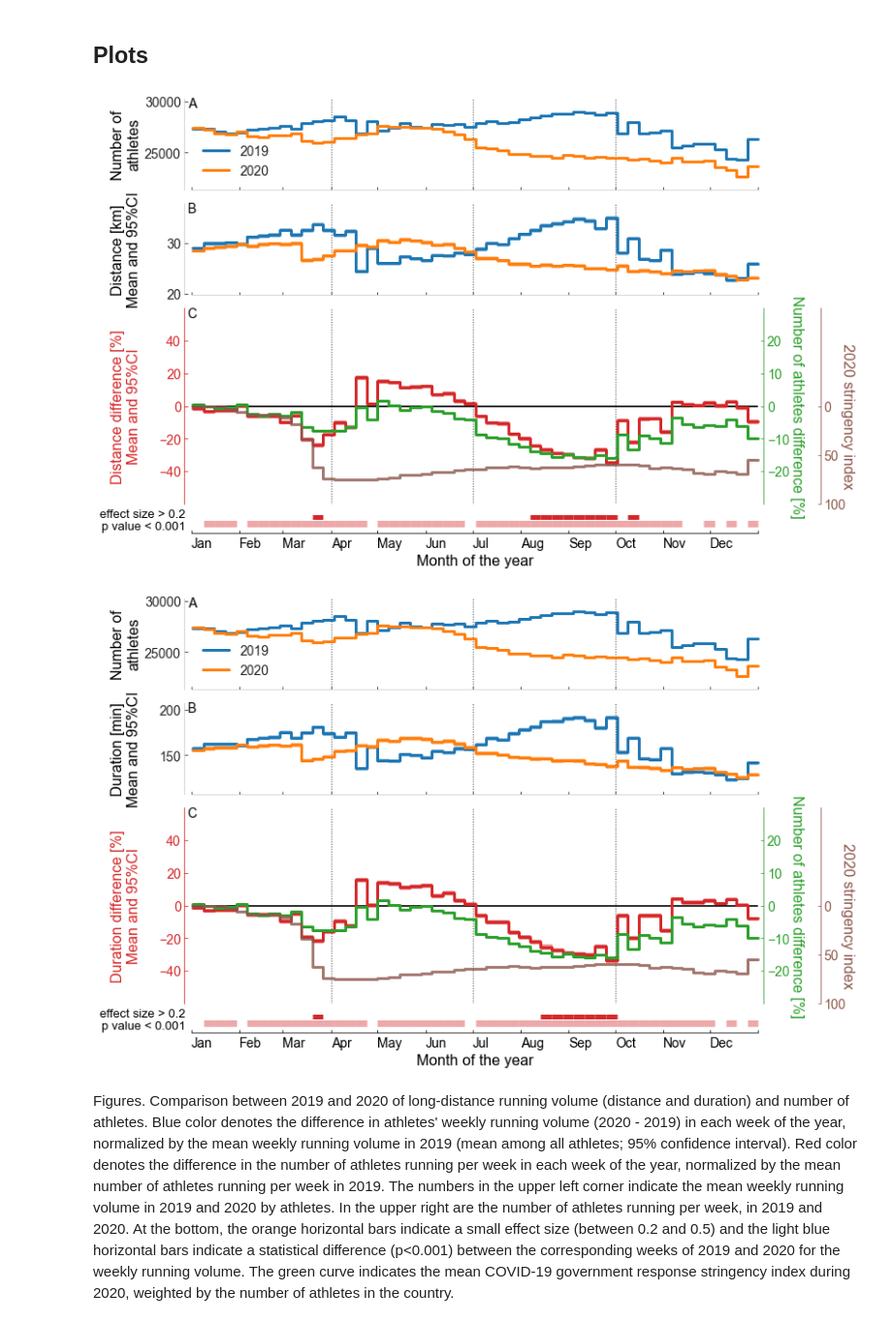
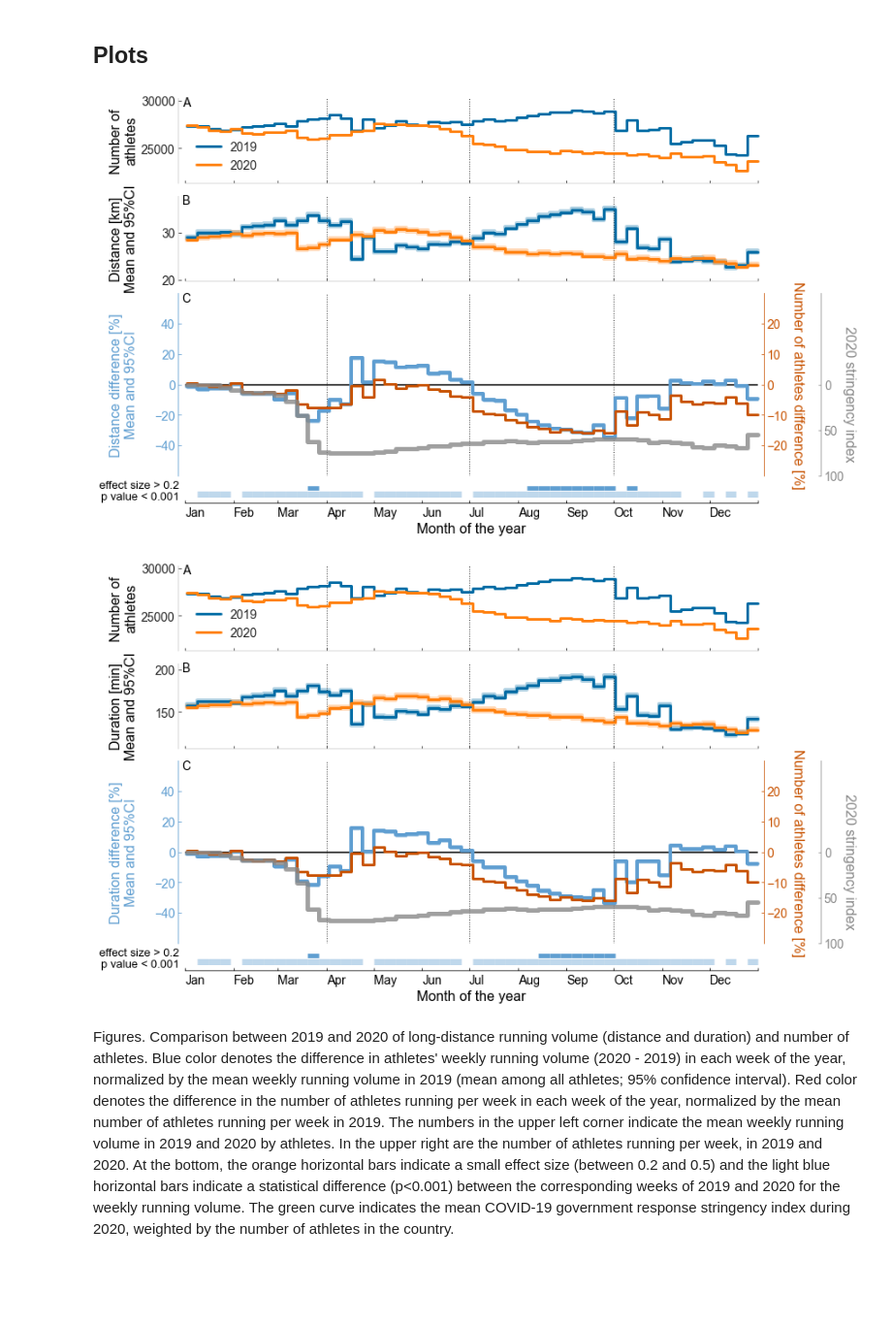
Before and after one commit to BMClab/covid19, a Jupyter notebook: analysis/run_2019_2020_time_series.ipynb, the cells around one changed output. Shown at 97% size. Drawn from its saved outputs; the diff is of its cells as text; code cells hidden in the pictures; blank space fills up the shorter version.

```diff
--- a/analysis/run_2019_2020_time_series.ipynb
+++ b/analysis/run_2019_2020_time_series.ipynb
@@ -49,15 +49,20 @@ sns.set_style('whitegrid', rc={'xtick.bottom': True, 'xtick.top': True,
                                'ytick.direction': 'in'})
 Slice = pd.IndexSlice
 
-# plot colors
+# Set of colors that is unambiguous both to colorblinds and non-colorblinds
+# https://www.cta-observatory.org/wp-content/uploads/2020/10/CTA_ColourBlindness_BestPractices-1.pdf
+# https://jfly.uni-koeln.de/color/index.html
+#matplotlib.style.use('seaborn-colorblind')
+matplotlib.style.use('tableau-colorblind10')
 colors = sns.color_palette()
 display(colors)
-c1 = colors[0]
-c2 = colors[3]
-c3 = 'k'
-c4 = colors[2]
-c5 = colors[1]
-c6 = colors[4]
+
+colorbase = 'k'
+color2019 = colors[0]
+color2020 = colors[1]
+colorn = colors[5]
+colorvar = colors[4]
+colorind = colors[6]
 
 # Statistics
 alpha = 0.05
@@ -1109,21 +1111,21 @@ def repeat_last(df, freq):
     return t, df
 
 
-def plot(ax, t, df, c1=c1, ds='default'):
+def plot(ax, t, df, c1, ds='default'):
     """General plot.
     """
     if ds == 'steps-post':
-        ax.fill_between(t, df['ci_inf'], df['ci_sup'], label='',
+        ax.fill_between(t, df['ci_inf'], df['ci_sup'], label='', lw=lw+1,
                         color=c1, alpha=.3, clip_on=False, step='post')
     else:
-        ax.fill_between(t, df['ci_inf'], df['ci_sup'], label='',
+        ax.fill_between(t, df['ci_inf'], df['ci_sup'], label='', lw=lw+1,
                         color=c1, alpha=.3, clip_on=False)
     ax2 = sns.lineplot(x=t, y=df['mean'], color=c1, ci=None, alpha=1,
                        legend=False, lw=lw, ax=ax, clip_on=False, drawstyle=ds)
     return ax2
 
 
-def plot2(ax, axb, t, df, n, c1=c1, c2=c2, ds='default'):
+def plot2(ax, axb, t, df, n, c1, c2, ds='default'):
     """General plot.
     """
     if ds == 'steps-post':
@@ -1133,18 +1135,12 @@ def plot2(ax, axb, t, df, n, c1=c1, c2=c2, ds='default'):
         ax.fill_between(t, df['ci_inf'], df['ci_sup'],
                         color=c1, alpha=.4, clip_on=False)
     sns.lineplot(x=t, y=df['mean'], color=c1, ci=None, alpha=1,
-                 legend=False, lw=lw, ax=ax, clip_on=False, drawstyle=ds)
+                 legend=False, lw=lw+1, ax=ax, clip_on=False, drawstyle=ds)
     axb.plot(t, n, color=c2, lw=lw, alpha=1, clip_on=False, drawstyle=ds)
 
-colorbase = 'k'
-color2019 = colors[0]
-color2020 = colors[1]
-colorn = colors[2]
-colorvar = colors[3]
-colorind = colors[5]
 
 for v, var in enumerate(variables):
-    fig = plt.figure(figsize=(12, 8))
+    fig = plt.figure(figsize=(13, 8))
     gs = fig.add_gridspec(4, 1)
     ax0 = fig.add_subplot(gs[0, 0])
     ax1 = fig.add_subplot(gs[1, 0])
@@ -1210,7 +1206,7 @@ for v, var in enumerate(variables):
     ax2c = ax2.twinx()
     c19idx.index = dfsdata.index
     t, c19idx2 = repeat_last(c19idx, freq)
-    ax2c.plot(t, c19idx2['si'], color=colorind, alpha=.8, lw=3, ls='-',
+    ax2c.plot(t, c19idx2['si'], color=colorind, alpha=.8, lw=lw+2, ls='-',
               clip_on=False, drawstyle=ds)
     ax2c.set_ylim([100, -100])
     ax2c.set_yticks([0, 50, 100])
@@ -1277,37 +1273,37 @@ for v, var in enumerate(variables):
         ax.yaxis.set_ticks_position('left')
         ax.set_xticklabels([])
         ax.set_xlabel('')
         ax.spines['top'].set_visible(False)
         ax.spines['right'].set_visible(False)
         ax.grid(False, axis='both')
         ax.tick_params(axis='both', which='major', labelsize=14)
         ax.set_xticks(days)
 
     labels = ['  ' + m[0] for m in months]
     labels.append('')
     #ax0.set_xticklabels(labels, rotation=0, fontsize=14, ha='left')
     #ax1.set_xticklabels(labels, rotation=0, fontsize=14, ha='left')
     labels = [m[0:3] for m in months]
     labels.append('')
     ax2.set_xticklabels(labels, rotation=0, fontsize=14, ha='left')
     ax2.tick_params(axis='both', which='major', labelsize=14)
     labels = [m[0:3] for m in months]
     labels.append('')
-    ax2.set_xlabel('Month of the year', c=c3, fontsize=16)
+    ax2.set_xlabel('Month of the year', c=colorbase, fontsize=16)
     ax2.xaxis.set_ticks_position('bottom')
-    ax2.spines['bottom'].set_color(c3)
+    ax2.spines['bottom'].set_color(colorbase)
     ax2.set_xticklabels(labels, rotation=0, fontsize=14, ha='left')
 
     fig.align_ylabels([ax0, ax1, ax2])
     ax0.margins(y=.2)
     ax1.margins(y=.2)
 
     plt.subplots_adjust(left=0.15, bottom=0.15, right=0.85, top=0.9, wspace=0.1, hspace=0.15)
 
-    fig.savefig(path2 / 'figure{}_{}_{}_{}.png'.format(v+1, var, freq, country[1]), dpi=600)
+    fig.savefig(path2 / 'figure{}_{}_{}_{}.png'.format(v+1, var, freq, country[1]), dpi=200)
     plt.show()
 # %% [output]
-[figure, old version]
+[figure, new version]
-[figure, old version]
+[figure, new version]
 # %% [markdown]
 Figures. Comparison between 2019 and 2020 of long-distance running volume (distance and duration) and number of athletes. Blue color denotes the difference in athletes' weekly running volume (2020 - 2019) in each week of the year, normalized by the mean weekly running volume in 2019 (mean among all athletes; 95% confidence interval). Red color denotes the difference in the number of athletes running per week in each week of the year, normalized by the mean number of athletes running per week in 2019. The numbers in the upper left corner indicate the mean weekly running volume in 2019 and 2020 by athletes. In the upper right are the number of athletes running per week, in 2019 and 2020. At the bottom, the orange horizontal bars indicate a small effect size (between 0.2 and 0.5) and the light blue horizontal bars indicate a statistical difference (p<0.001) between the corresponding weeks of 2019 and 2020 for the weekly running volume. The green curve indicates the mean COVID-19 government response stringency index during 2020, weighted by the number of athletes in the country.
```
Also changed, not shown: parts of 6 cells of this notebook, 7 other files.
